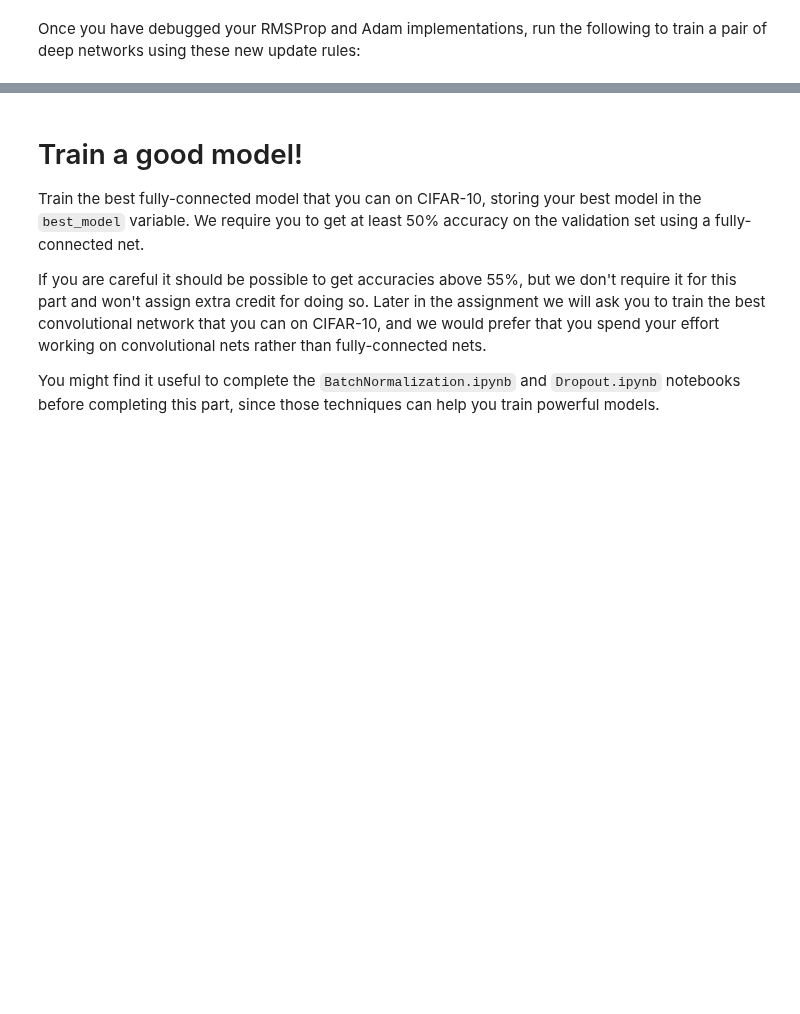
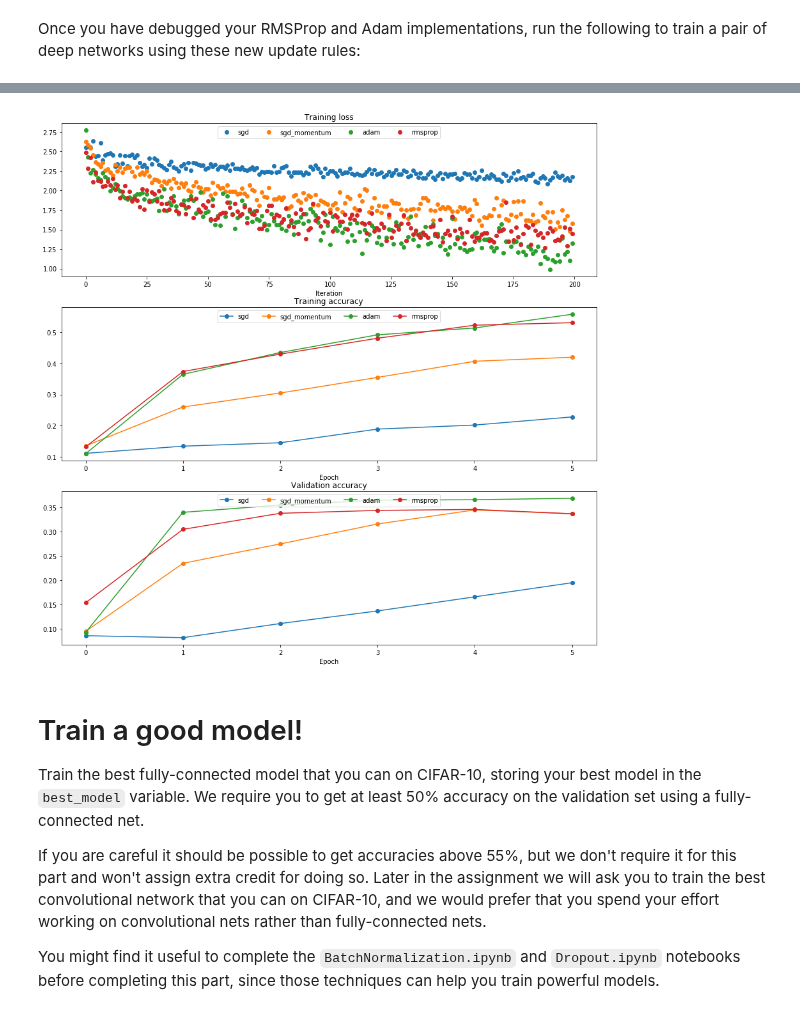
Before and after one commit to webserg/pythonML, a Jupyter notebook: pythonML/notebooks/stanfordCV/spring1617_assignment2/assignment2/FullyConnectedNets.ipynb, the cells around one changed output, grey strips where cells are left out. Cells and saved outputs as stored; diff of their text form; code cells hidden in the pictures; blank space fills up the shorter version.

Commit message:
adam rmsprop

```diff
--- a/pythonML/notebooks/stanfordCV/spring1617_assignment2/assignment2/FullyConnectedNets.ipynb
+++ b/pythonML/notebooks/stanfordCV/spring1617_assignment2/assignment2/FullyConnectedNets.ipynb
@@ -676,8 +705,17 @@ print('m error: ', rel_error(expected_m, config['m']))
 # %% [markdown]
 Once you have debugged your RMSProp and Adam implementations, run the following to train a pair of deep networks using these new update rules:
 # %%
-learning_rates = {'rmsprop': 1e-4, 'adam': 1e-3}
-for update_rule in ['adam', 'rmsprop']:
+learning_rates = {'rmsprop': 1e-4, 'adam': 1e-3, 'sgd': 1e-3, 'sgd_momentum': 1e-3}
+num_train = 4000
+small_data = {
+  'X_train': data['X_train'][:num_train],
+  'y_train': data['y_train'][:num_train],
+  'X_val': data['X_val'],
+  'y_val': data['y_val'],
+}
+
+solvers = {}
+for update_rule in ['sgd', 'sgd_momentum', 'adam', 'rmsprop']:
   print('running with ', update_rule)
   model = FullyConnectedNet([100, 100, 100, 100, 100], weight_scale=5e-2)
 
@@ -719,3 +757,4 @@ for i in [1, 2, 3]:
   plt.legend(loc='upper center', ncol=4)
 plt.gcf().set_size_inches(15, 15)
 plt.show()
+# %% [output]
@@ -722,3 +812,4 @@ plt.show()
+[figure, added]
 # %% [markdown]
 # Train a good model!
 Train the best fully-connected model that you can on CIFAR-10, storing your best model in the `best_model` variable. We require you to get at least 50% accuracy on the validation set using a fully-connected net.
```
Also changed, not shown: parts of 5 cells of this notebook, 2 other files.
